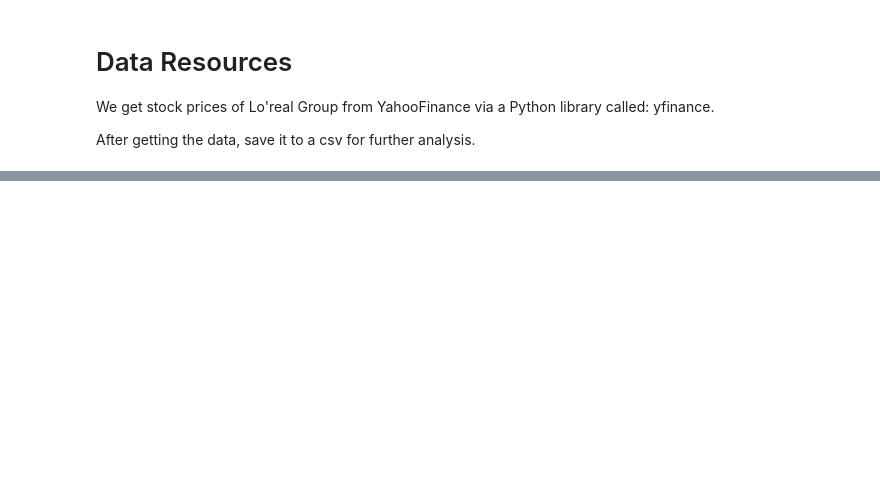
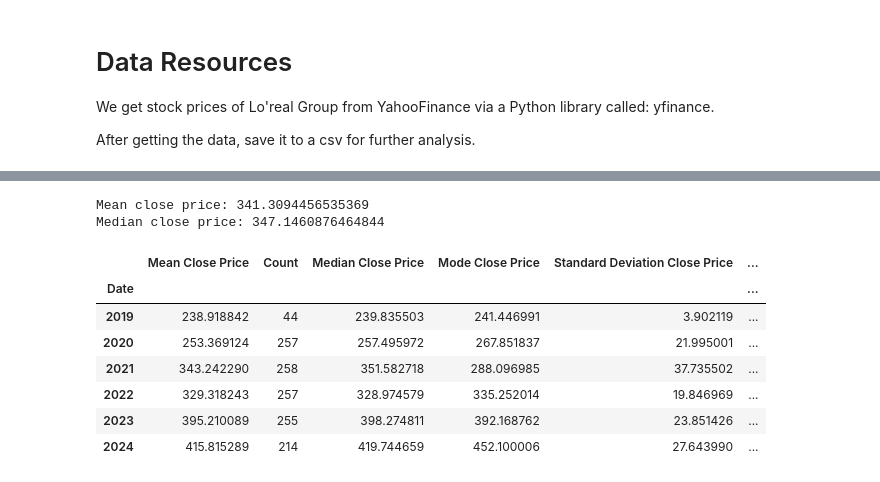
Before and after one commit to Ailey-Prmil/Statistics-Analysis-Project, a Jupyter notebook: Statistics Description/Loreal-EDA.ipynb, the cells around one changed output, grey strips where cells are left out. Cells and saved outputs as stored; diff of their text form; code cells hidden in the pictures; blank space fills up the shorter version.

```diff
--- a/Statistics Description/Loreal-EDA.ipynb
+++ b/Statistics Description/Loreal-EDA.ipynb
@@ -77,2 +121,34 @@ mpf.plot(stock_price_by_month, type='candle', volume=True, title='L\'Oreal Candl
+# %%
+df['Close'].describe()
+mean_close_price = df['Close'].mean()
+med_close_price = df['Close'].median()
+
+print (f"Mean close price: {mean_close_price}")
+print (f"Median close price: {med_close_price}")
+# %% [output]
+Mean close price: 341.3094456535369
+Median close price: 347.1460876464844
+# %%
+descriptive_stats = df.groupby(df.index.year)['Close'].mean()
+descriptive_stats = descriptive_stats.to_frame()
+descriptive_stats.columns = ['Mean Close Price']
+descriptive_stats['Count'] = df.groupby(df.index.year)['Close'].count()
+descriptive_stats['Median Close Price'] = df.groupby(df.index.year)['Close'].median()
+descriptive_stats['Mode Close Price'] = df.groupby(df.index.year)['Close'].agg(lambda x: x.value_counts().index[0])
+descriptive_stats['Standard Deviation Close Price'] = df.groupby(df.index.year)['Close'].std()
+descriptive_stats['Variance Close Price'] = df.groupby(df.index.year)['Close'].var()
+descriptive_stats['Range Close Price'] = df.groupby(df.index.year)['Close'].agg(lambda x: x.max() - x.min())
+descriptive_stats['Skewness Close Price'] = df.groupby(df.index.year)['Close'].skew()
+
+descriptive_stats
+# %% [output]
+|  | Mean Close Price | Count | Median Close Price | Mode Close Price | Standard Deviation Close Price | ... |
+| Date |  |  |  |  |  | ... |
+| 2019 | 238.918842 | 44 | 239.835503 | 241.446991 | 3.902119 | ... |
+| 2020 | 253.369124 | 257 | 257.495972 | 267.851837 | 21.995001 | ... |
+| 2021 | 343.242290 | 258 | 351.582718 | 288.096985 | 37.735502 | ... |
+| 2022 | 329.318243 | 257 | 328.974579 | 335.252014 | 19.846969 | ... |
+| 2023 | 395.210089 | 255 | 398.274811 | 392.168762 | 23.851426 | ... |
+| 2024 | 415.815289 | 214 | 419.744659 | 452.100006 | 27.643990 | ... |
 # %%
 plt.figure(figsize=(12, 6))
```
Also changed, not shown: parts of 19 cells of this notebook, 1 other file.
